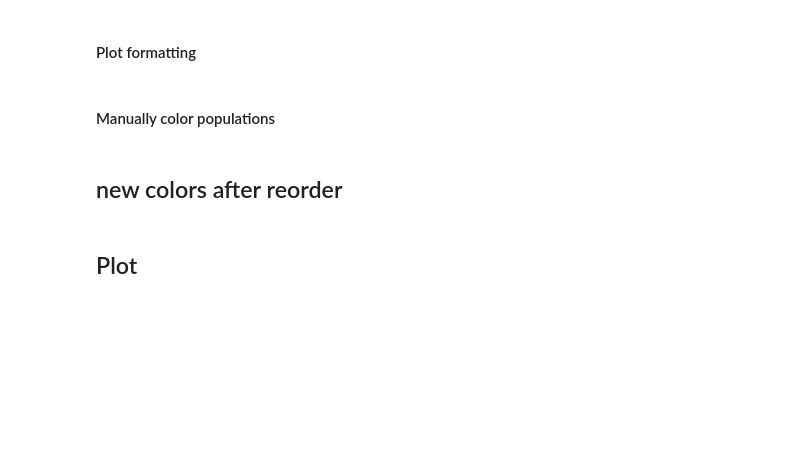
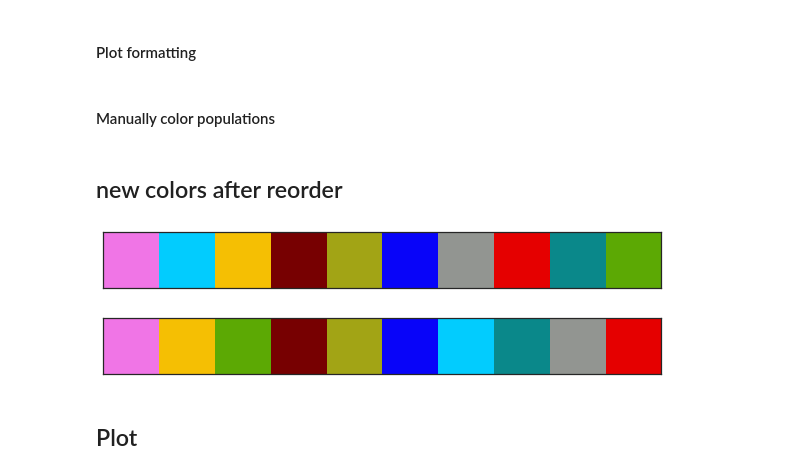
Before and after one commit to rwaples/chum_populations, a Jupyter notebook: plot_EIGENSTRAT.ipynb, the cells around one changed output. Drawn from its saved outputs; the diff is of its cells as text; code cells hidden in the pictures; blank space fills up the shorter version.

```diff
--- a/plot_EIGENSTRAT.ipynb
+++ b/plot_EIGENSTRAT.ipynb
@@ -90,13 +90,22 @@ pop_colors = ['purply pink', 'golden', 'leaf green', 'blood', 'vomit', 'primary
 # %%
 pop_colors = ['purply pink',
  'bright sky blue',
  'golden',
  'blood',
  'vomit',
  'primary blue',
  'grey',
  'red',
  'dark cyan',
  'leaf green']
+sns.palplot(sns.xkcd_palette(pop_colors))
+# %% [output]
+[figure, added]
+# %%
+pop_colors = ['purply pink', 'golden', 'leaf green', 'blood', 'vomit', 'primary blue',
+              'bright sky blue', 'dark cyan', 'grey', 'red']
+sns.palplot(sns.xkcd_palette(pop_colors))
+# %% [output]
+[figure, added]
 # %% [markdown]
 ## Plot
```
Also changed, not shown: parts of 5 cells of this notebook, 7 other files.
